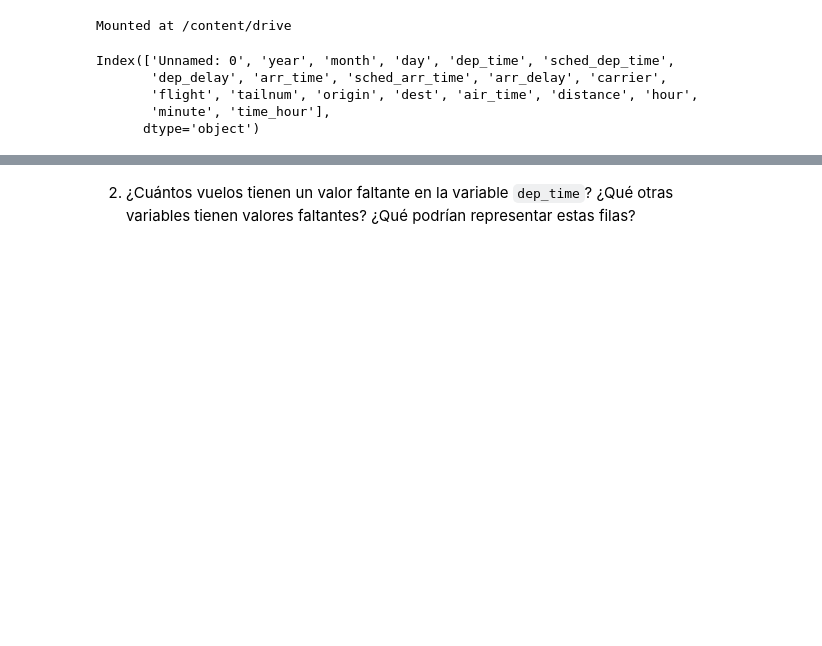
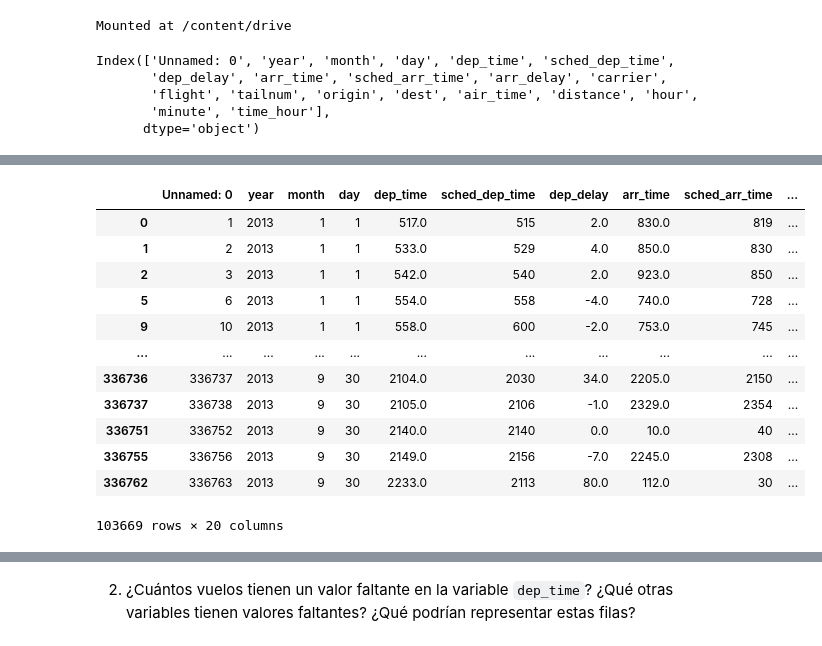
Before and after one commit to qlab-intro-python/qlab-intro-python-ccss-tarea-2-tarea_plantilla, a Jupyter notebook: tarea_2_grupo_5.ipynb, the cells around one changed output, grey strips where cells are left out. Drawn from its saved outputs; the diff is of its cells as text; code cells hidden in the pictures; blank space fills up the shorter version.

```diff
--- a/tarea_2_grupo_5.ipynb
+++ b/tarea_2_grupo_5.ipynb
@@ -47,0 +81,17 @@ df_flights.groupby("dep_delay")
+# %%
+#1.c. Fueron operados por United, American o Southwest.
+df_flights[df_flights['carrier'].isin(['UA', 'AA', 'WN'])]
+# %% [output]
+|  | Unnamed: 0 | year | month | day | dep_time | sched_dep_time | dep_delay | arr_time | sched_arr_time | ... |
+| 0 | 1 | 2013 | 1 | 1 | 517.0 | 515 | 2.0 | 830.0 | 819 | ... |
+| 1 | 2 | 2013 | 1 | 1 | 533.0 | 529 | 4.0 | 850.0 | 830 | ... |
+| 2 | 3 | 2013 | 1 | 1 | 542.0 | 540 | 2.0 | 923.0 | 850 | ... |
+| 5 | 6 | 2013 | 1 | 1 | 554.0 | 558 | -4.0 | 740.0 | 728 | ... |
+| 9 | 10 | 2013 | 1 | 1 | 558.0 | 600 | -2.0 | 753.0 | 745 | ... |
+| ... | ... | ... | ... | ... | ... | ... | ... | ... | ... | ... |
+| 336736 | 336737 | 2013 | 9 | 30 | 2104.0 | 2030 | 34.0 | 2205.0 | 2150 | ... |
+| 336737 | 336738 | 2013 | 9 | 30 | 2105.0 | 2106 | -1.0 | 2329.0 | 2354 | ... |
+| 336751 | 336752 | 2013 | 9 | 30 | 2140.0 | 2140 | 0.0 | 10.0 | 40 | ... |
+| 336755 | 336756 | 2013 | 9 | 30 | 2149.0 | 2156 | -7.0 | 2245.0 | 2308 | ... |
+| 336762 | 336763 | 2013 | 9 | 30 | 2233.0 | 2113 | 80.0 | 112.0 | 30 | ... |
+103669 rows × 20 columns
```
Also changed, not shown: parts of 5 cells of this notebook.
